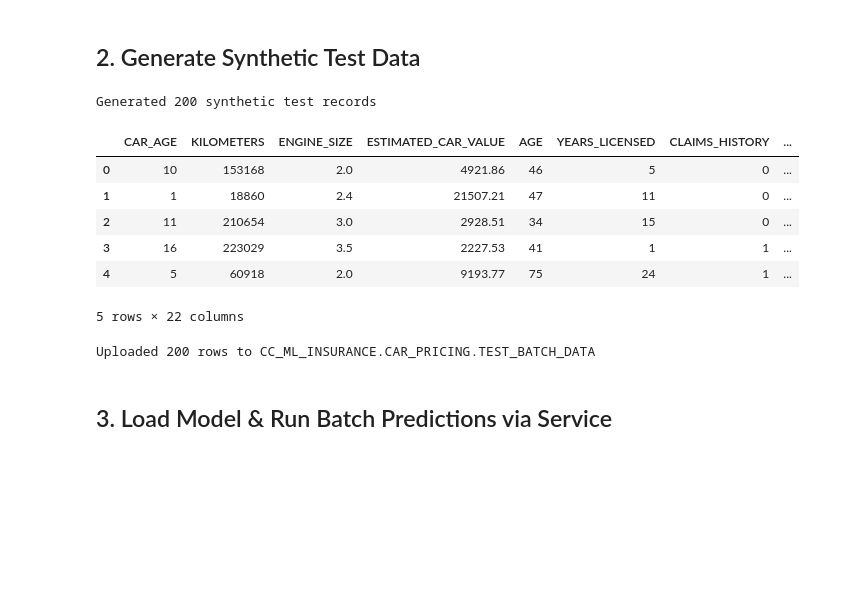
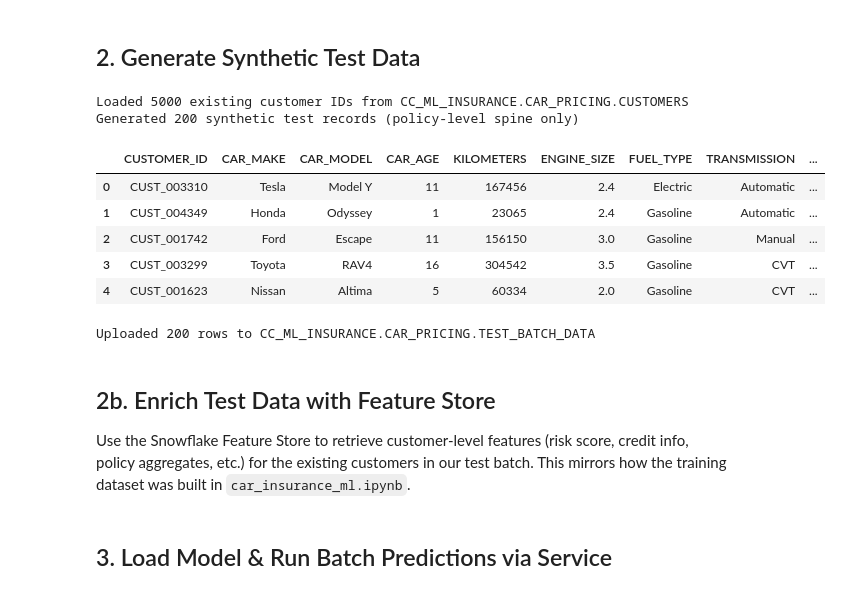
Before and after one commit to ccarrero-sf/insurance_real_time_inference, a Jupyter notebook: car_insurance_batch_inference.ipynb, the cells around one changed output. Drawn from its saved outputs; the diff is of its cells as text; code cells hidden in the pictures; blank space fills up the shorter version.

Commit message:
Retrieving features from Feature Store in the batch inference demo

```diff
--- a/car_insurance_batch_inference.ipynb
+++ b/car_insurance_batch_inference.ipynb
@@ -67,8 +67,16 @@ STATES = ['CA', 'TX', 'FL', 'NY', 'IL', 'PA', 'OH', 'GA', 'NC', 'MI']
 
 current_year = datetime.now().year
 
+# Fetch existing customer IDs from the CUSTOMERS table
+existing_customers = session.table(f"{DATABASE}.{SCHEMA}.CUSTOMERS").select("CUSTOMER_ID").to_pandas()
+customer_id_list = existing_customers["CUSTOMER_ID"].tolist()
+print(f"Loaded {len(customer_id_list)} existing customer IDs from {DATABASE}.{SCHEMA}.CUSTOMERS")
+
+# Generate only policy-level (spine) data — customer features will come from the Feature Store
 test_records = []
 for i in range(N_TEST):
+    customer_id = random.choice(customer_id_list)
+
     car_make = random.choice(list(CAR_MAKES.keys()))
     car_model = random.choice(CAR_MAKES[car_make])
     car_year = random.randint(2010, current_year)
@@ -77,77 +85,53 @@ for i in range(N_TEST):
     engine_size = random.choice([1.5, 1.8, 2.0, 2.4, 2.5, 3.0, 3.5, 4.0, 5.0])
 
     if car_make == 'Tesla':
         fuel_type = 'Electric'
     else:
         fuel_type = random.choices(FUEL_TYPES, weights=[0.7, 0.1, 0.15, 0.05])[0]
 
     transmission = random.choices(TRANSMISSIONS, weights=[0.7, 0.15, 0.15])[0]
     coverage_type = random.choice(COVERAGE_TYPES)
 
     base_price = {'Toyota': 28000, 'Honda': 27000, 'Ford': 35000, 'BMW': 55000,
                   'Mercedes': 60000, 'Chevrolet': 32000, 'Tesla': 50000, 'Nissan': 26000}[car_make]
     depreciation = 0.85 ** car_age
     km_factor = max(0.5, 1 - (kilometers / 300000))
     estimated_car_value = round(base_price * depreciation * km_factor, 2)
 
-    age = max(18, min(80, int(np.random.normal(42, 15))))
-    years_licensed = max(1, min(age - 16, int(np.random.exponential(15))))
-    claims_history = min(int(np.random.exponential(0.8)), 10)
-    credit_score = max(300, min(850, int(np.random.normal(700, 80))))
-
-    risk_score = round(
-        (30 if age < 25 else (20 if age > 65 else 0)) +
-        (claims_history * 15) +
-        max(0, 40 - years_licensed) +
-        max(0, (700 - credit_score) / 10), 2
-    )
-    avg_claims_per_year = round(claims_history / max(1, years_licensed), 4)
-    total_policies = random.randint(1, 5)
-    avg_car_age = round(car_age + np.random.normal(0, 2), 2)
-    avg_kilometers = int(max(1000, kilometers + np.random.normal(0, 10000)))
-    total_car_value = round(estimated_car_value * total_policies * np.random.uniform(0.8, 1.2), 2)
-    avg_deductible = random.choice([250, 500, 750, 1000, 1250, 1500, 2000])
-
     test_records.append({
+        'CUSTOMER_ID': customer_id,
+        'CAR_MAKE': car_make,
+        'CAR_MODEL': car_model,
         'CAR_AGE': car_age,
         'KILOMETERS': kilometers,
         'ENGINE_SIZE': engine_size,
-        'ESTIMATED_CAR_VALUE': estimated_car_value,
-        'AGE': age,
-        'YEARS_LICENSED': years_licensed,
-        'CLAIMS_HISTORY': claims_history,
-        'CREDIT_SCORE': credit_score,
-        'RISK_SCORE': risk_score,
-        'AVG_CLAIMS_PER_YEAR': avg_claims_per_year,
-        'TOTAL_POLICIES': total_policies,
-        'AVG_CAR_AGE': avg_car_age,
-        'AVG_KILOMETERS': avg_kilometers,
-        'TOTAL_CAR_VALUE': total_car_value,
-        'AVG_DEDUCTIBLE': avg_deductible,
-        'CAR_MAKE': car_make,
-        'CAR_MODEL': car_model,
         'FUEL_TYPE': fuel_type,
         'TRANSMISSION': transmission,
         'COVERAGE_TYPE': coverage_type,
+        'ESTIMATED_CAR_VALUE': estimated_car_value,
         'GENDER': random.choice(['M', 'F']),
         'STATE': random.choice(STATES)
     })
 
 test_df = pd.DataFrame(test_records)
-print(f"Generated {len(test_df)} synthetic test records")
+print(f"Generated {len(test_df)} synthetic test records (policy-level spine only)")
 test_df.head()
 # %% [output]
-Generated 200 synthetic test records
+Loaded 5000 existing customer IDs from CC_ML_INSURANCE.CAR_PRICING.CUSTOMERS
+Generated 200 synthetic test records (policy-level spine only)
-|  | CAR_AGE | KILOMETERS | ENGINE_SIZE | ESTIMATED_CAR_VALUE | AGE | YEARS_LICENSED | CLAIMS_HISTORY | ... |
-| 0 | 10 | 153168 | 2.0 | 4921.86 | 46 | 5 | 0 | ... |
-| 1 | 1 | 18860 | 2.4 | 21507.21 | 47 | 11 | 0 | ... |
-| 2 | 11 | 210654 | 3.0 | 2928.51 | 34 | 15 | 0 | ... |
-| 3 | 16 | 223029 | 3.5 | 2227.53 | 41 | 1 | 1 | ... |
-| 4 | 5 | 60918 | 2.0 | 9193.77 | 75 | 24 | 1 | ... |
+|  | CUSTOMER_ID | CAR_MAKE | CAR_MODEL | CAR_AGE | KILOMETERS | ENGINE_SIZE | FUEL_TYPE | TRANSMISSION | ... |
+| 0 | CUST_003310 | Tesla | Model Y | 11 | 167456 | 2.4 | Electric | Automatic | ... |
+| 1 | CUST_004349 | Honda | Odyssey | 1 | 23065 | 2.4 | Gasoline | Automatic | ... |
+| 2 | CUST_001742 | Ford | Escape | 11 | 156150 | 3.0 | Gasoline | Manual | ... |
+| 3 | CUST_003299 | Toyota | RAV4 | 16 | 304542 | 3.5 | Gasoline | CVT | ... |
+| 4 | CUST_001623 | Nissan | Altima | 5 | 60334 | 2.0 | Gasoline | CVT | ... |
-5 rows × 22 columns
 # %%
 # Upload test data to Snowflake
 session.write_pandas(test_df, "TEST_BATCH_DATA", auto_create_table=True, overwrite=True)
 print(f"Uploaded {session.table('TEST_BATCH_DATA').count()} rows to {DATABASE}.{SCHEMA}.TEST_BATCH_DATA")
 # %% [output]
 Uploaded 200 rows to CC_ML_INSURANCE.CAR_PRICING.TEST_BATCH_DATA
+# %% [markdown]
+## 2b. Enrich Test Data with Feature Store
+
+Use the Snowflake Feature Store to retrieve customer-level features (risk score, credit info, policy aggregates, etc.) for the existing customers in our test batch. This mirrors how the training dataset was built in `car_insurance_ml.ipynb`.
```
Also changed, not shown: parts of 3 cells of this notebook.
